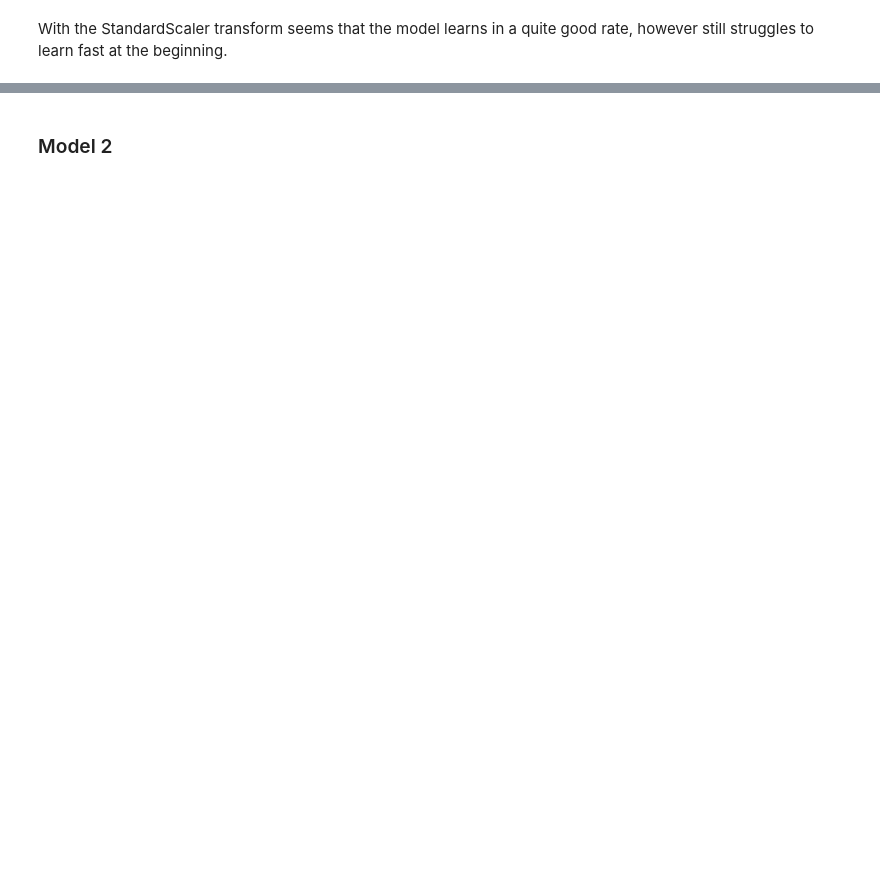
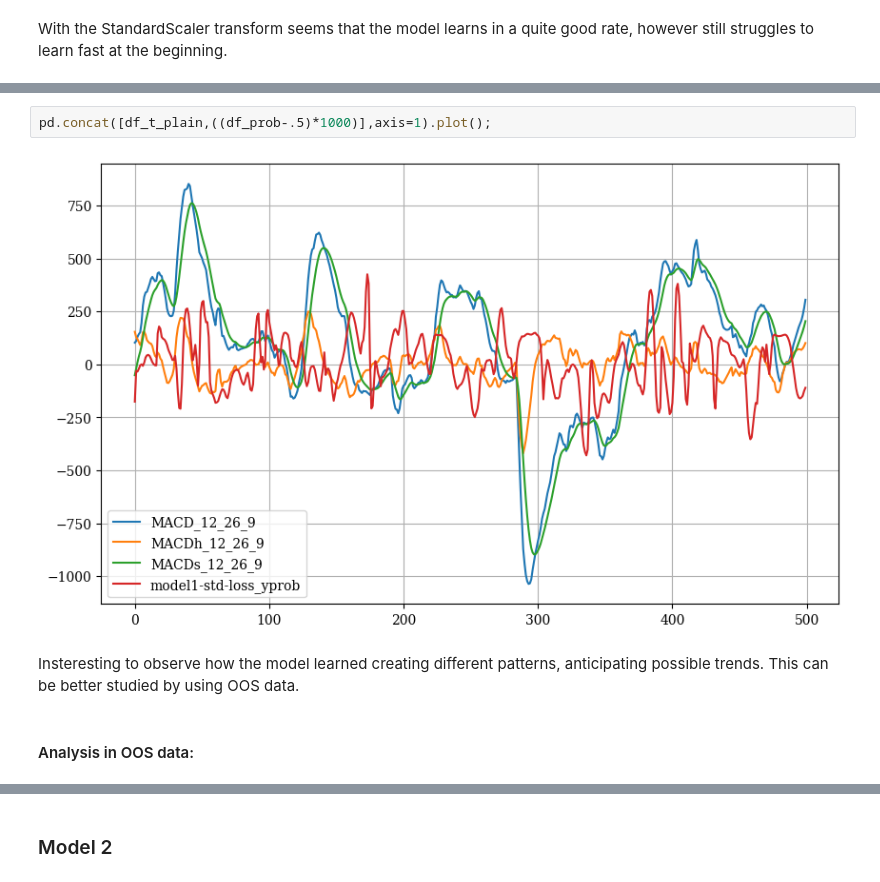
Before and after one commit to filipepapa/deep_learning, a Jupyter notebook: st_trend_predict_m15_oos.ipynb, the cells around one changed output, grey strips where cells are left out. Drawn from its saved outputs; the diff is of its cells as text; blank space fills up the shorter version.

```diff
--- a/st_trend_predict_m15_oos.ipynb
+++ b/st_trend_predict_m15_oos.ipynb
@@ -1151,0 +1082,8 @@ With the MinMax Scaler the model 1 does not seem to learn at all, probably becau
+# %%
+pd.concat([df_t_plain,((df_prob-.5)*1000)],axis=1).plot();
+# %% [output]
+[figure, added]
+# %% [markdown]
+Insteresting to observe how the model learned creating different patterns, anticipating possible trends. This can be better studied by using OOS data.
+# %% [markdown]
+#### Analysis in OOS data:
```
Also changed, not shown: parts of 23 cells of this notebook.
